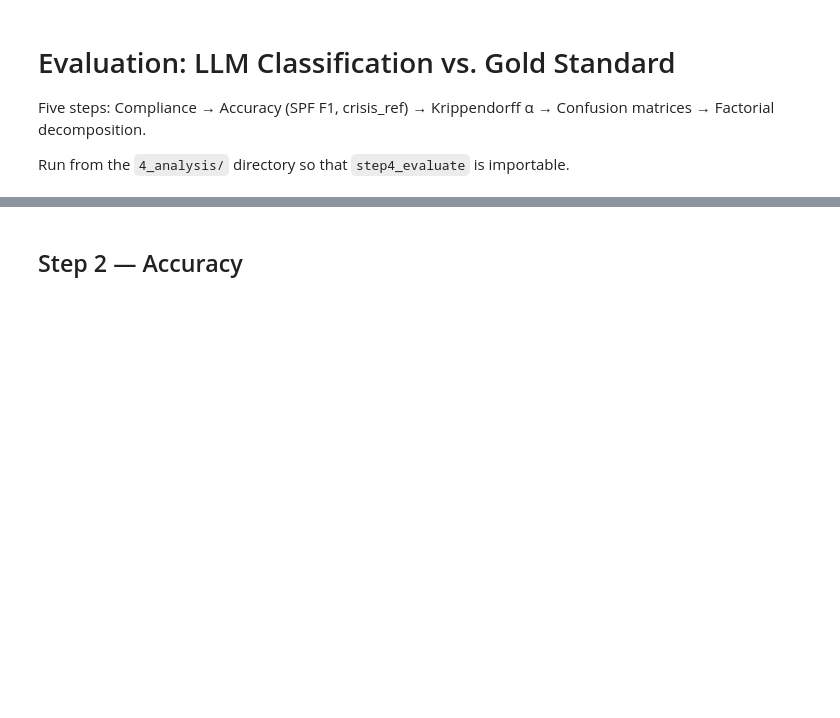
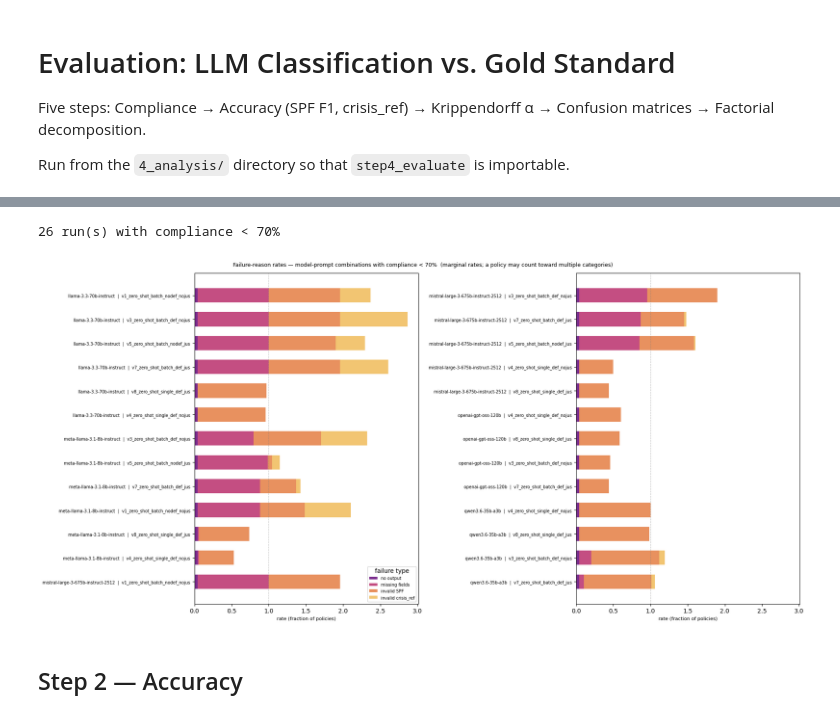
Before and after one commit to StephiBuchholz/crises_and_welfare_states, a Jupyter notebook: policy-tracker/4_analysis/step4_evaluate.ipynb, the cells around one changed output, grey strips where cells are left out. Cells and saved outputs as stored; diff of their text form; code cells hidden in the pictures; blank space fills up the shorter version.

```diff
--- a/policy-tracker/4_analysis/step4_evaluate.ipynb
+++ b/policy-tracker/4_analysis/step4_evaluate.ipynb
@@ -91,3 +101,68 @@ Per-model summary (across all prompts):
+# %%
+DIAG_THRESHOLD = 0.70
+
+diag = compliance_diagnosis(runs, gold_ids, threshold=DIAG_THRESHOLD)
+
+if diag.empty:
+    print(f'All runs have compliance ≥ {DIAG_THRESHOLD:.0%} — nothing to diagnose.')
+else:
+    n_flagged = len(diag)
+    print(f'{n_flagged} run(s) with compliance < {DIAG_THRESHOLD:.0%}')
+
+    # re-sort: group by model alphabetically, worst-first within each model
+    diag = (
+        diag.reset_index()
+        .sort_values(['model', 'compliance'])
+        .set_index(['model', 'prompt_key'])
+    )
+
+    failure_cols = ['no_output', 'missing_fields', 'invalid_spf', 'invalid_crisis_ref']
+    col_labels   = ['no output', 'missing fields', 'invalid SPF', 'invalid crisis_ref']
+    colors       = ['#7b2d8e', '#c44e82', '#e8915f', '#f2c572']
+
+    row_labels = [f'{m}  |  {p}' for m, p in diag.index]
+    plot_data  = diag[failure_cols].fillna(0).copy()
+    plot_data.index   = row_labels
+    plot_data.columns = col_labels
+
+    # split into two panels (side by side) to keep the figure compact
+    ncols  = min(2, n_flagged)
+    mid    = (n_flagged + ncols - 1) // ncols
+    splits = [plot_data.iloc[i * mid:(i + 1) * mid] for i in range(ncols)]
+    splits = [s for s in splits if len(s) > 0]
+    ncols  = len(splits)
+
+    max_x  = max(plot_data.sum(axis=1).max() * 1.05, 1.05)
+    n_rows = max(len(s) for s in splits)
+
+    fig, axes = plt.subplots(1, ncols, figsize=(9 * ncols, max(3, n_rows * 0.55 + 1.5)))
+    axes = np.atleast_1d(axes)
+
+    for ax, part in zip(axes, splits):
+        lefts = np.zeros(len(part))
+        for col, color in zip(col_labels, colors):
+            vals = part[col].values
+            ax.barh(range(len(part)), vals, left=lefts, color=color, label=col, height=0.6)
+            lefts += vals
+        ax.set_yticks(range(len(part)))
+        ax.set_yticklabels(part.index, fontsize=7)
+        ax.invert_yaxis()
+        ax.set_xlabel('rate (fraction of policies)', fontsize=8)
+        ax.set_xlim(0, max_x)
+        ax.axvline(1.0, color='grey', lw=0.8, linestyle='--', alpha=0.5)
+
+    axes[0].legend(loc='lower right', fontsize=7, title='failure type')
+    fig.suptitle(
+        f'Failure-reason rates — model-prompt combinations with compliance < {DIAG_THRESHOLD:.0%}  '
+        f'(marginal rates; a policy may count toward multiple categories)',
+        fontsize=9,
+    )
+    plt.tight_layout()
+    fig.savefig(RESULTS_DIR / 'plots' / 'compliance_diagnosis.png', dpi=150, bbox_inches='tight')
+    plt.show()
+# %% [output]
+26 run(s) with compliance < 70%
+[figure, added]
 # %% [markdown]
 ## Step 2 — Accuracy
 # %%
```
Also changed, not shown: parts of 12 cells of this notebook, 58 other files.
